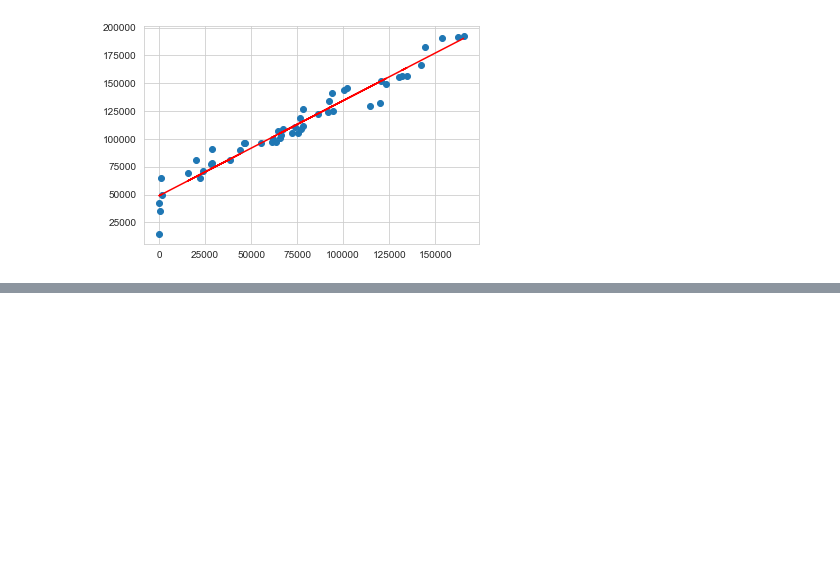
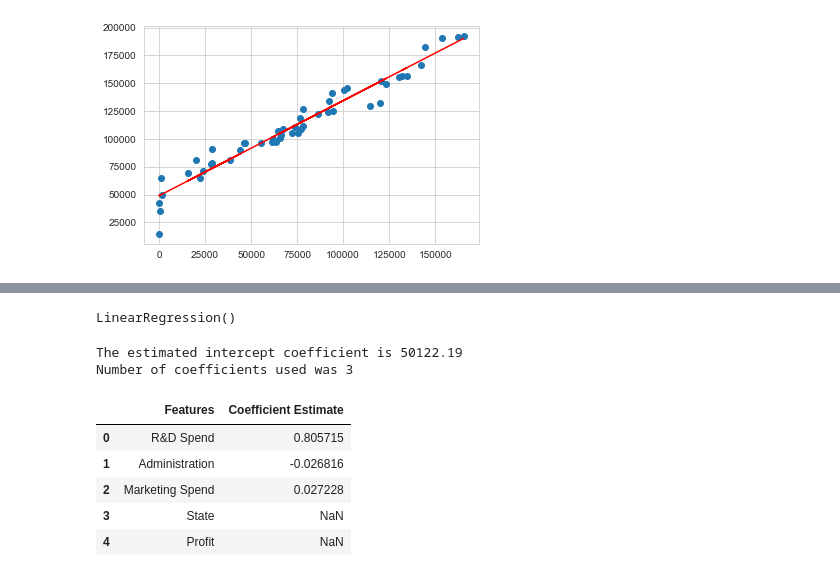
Before and after one commit to parikshitshinge/startup-profit-prediction-model, a Jupyter notebook: StartupsProfitPredictionModel.ipynb, the cells around one changed output, grey strips where cells are left out. Drawn from its saved outputs; the diff is of its cells as text; code cells hidden in the pictures; blank space fills up the shorter version.

```diff
--- a/StartupsProfitPredictionModel.ipynb
+++ b/StartupsProfitPredictionModel.ipynb
@@ -85,0 +100,28 @@ plt.plot(x, m*x + b, 'r', label='Best Fit Line')
+# %%
+lreg = LinearRegression()
+# %%
+X_multi = data.drop(['Profit', 'State' ], 1)
+Y_target = data.Profit
+# %%
+lreg.fit(X_multi, Y_target)
+# %% [output]
+LinearRegression()
+# %%
+print("The estimated intercept coefficient is %.2f"%lreg.intercept_)
+
+print("Number of coefficients used was %d" %len(lreg.coef_))
+# %% [output]
+The estimated intercept coefficient is 50122.19
+Number of coefficients used was 3
+# %%
+coeff_df = DataFrame(data.columns)
+coeff_df.columns = ['Features']
+coeff_df['Coefficient Estimate'] = Series(lreg.coef_)
+coeff_df
+# %% [output]
+|  | Features | Coefficient Estimate |
+| 0 | R&D Spend | 0.805715 |
+| 1 | Administration | -0.026816 |
+| 2 | Marketing Spend | 0.027228 |
+| 3 | State | NaN |
+| 4 | Profit | NaN |
```
Also changed, not shown: parts of 11 cells of this notebook.
